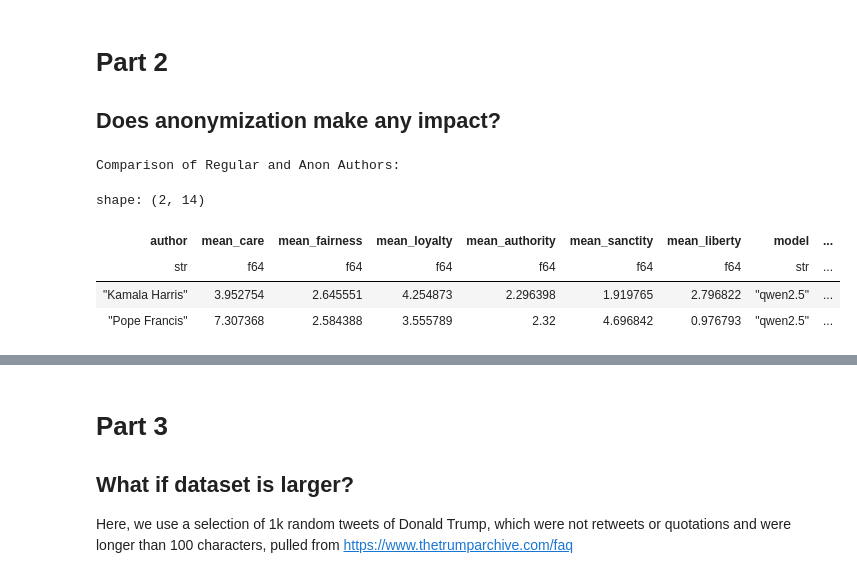
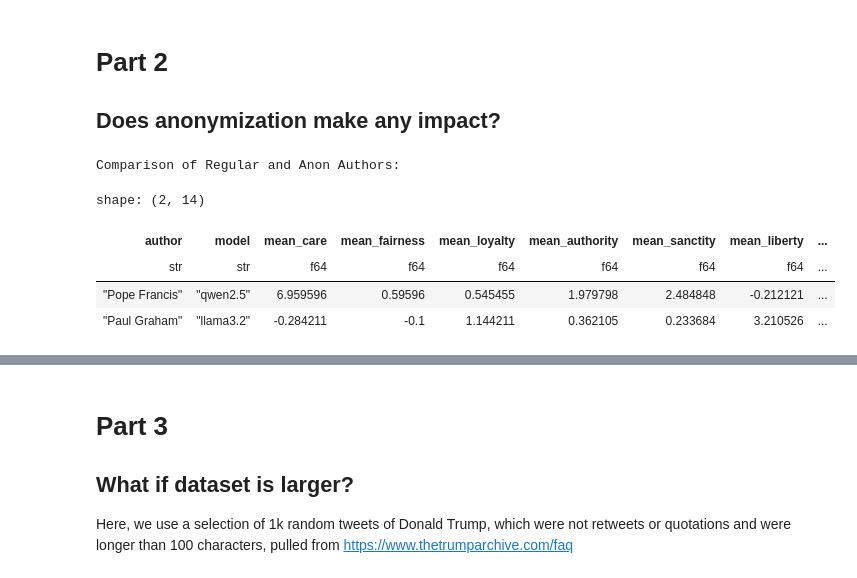
Before and after one commit to pmaciolek/mftl, a Jupyter notebook: results-summary.ipynb, the cells around one changed output, grey strips where cells are left out. Saved outputs shown, nothing was run; the diff lists cells and outputs as text; code cells hidden in the pictures.

```diff
--- a/results-summary.ipynb
+++ b/results-summary.ipynb
@@ -204,41 +204,41 @@ anon_authors = df.filter(pl.col("author").str.contains("-anon"))
 
 # Step 2: Calculate means for each author type
 regular_means = (
-    regular_authors.group_by("author")
+    regular_authors.group_by("author","model")
     .agg([
         pl.col("care").mean().alias("mean_care"),
         pl.col("fairness").mean().alias("mean_fairness"),
         pl.col("loyalty").mean().alias("mean_loyalty"),
         pl.col("authority").mean().alias("mean_authority"),
         pl.col("sanctity").mean().alias("mean_sanctity"),
         pl.col("liberty").mean().alias("mean_liberty")
     ])
 )
 
 anon_means = (
     anon_authors.group_by(pl.col("author").str.replace("-anon", ""),pl.col("model")).agg([
         pl.col("care").mean().alias("mean_care"),
         pl.col("fairness").mean().alias("mean_fairness"),
         pl.col("loyalty").mean().alias("mean_loyalty"),
         pl.col("authority").mean().alias("mean_authority"),
         pl.col("sanctity").mean().alias("mean_sanctity"),
         pl.col("liberty").mean().alias("mean_liberty")
     ])
 )
 
 # Step 3: Merge results for comparison
-comparison_df = regular_means.join(anon_means, on="author", suffix="_anon")
+comparison_df = regular_means.join(anon_means, on=["author","model"], suffix="_anon")
 
 # Display comparison results
 print("\nComparison of Regular and Anon Authors:")
 comparison_df.head(2)
 # %% [output]
 Comparison of Regular and Anon Authors:
 shape: (2, 14)
-| author | mean_care | mean_fairness | mean_loyalty | mean_authority | mean_sanctity | mean_liberty | model | ... |
-| str | f64 | f64 | f64 | f64 | f64 | f64 | str | ... |
-| "Kamala Harris" | 3.952754 | 2.645551 | 4.254873 | 2.296398 | 1.919765 | 2.796822 | "qwen2.5" | ... |
-| "Pope Francis" | 7.307368 | 2.584388 | 3.555789 | 2.32 | 4.696842 | 0.976793 | "qwen2.5" | ... |
+| author | model | mean_care | mean_fairness | mean_loyalty | mean_authority | mean_sanctity | mean_liberty | ... |
+| str | str | f64 | f64 | f64 | f64 | f64 | f64 | ... |
+| "Pope Francis" | "qwen2.5" | 6.959596 | 0.59596 | 0.545455 | 1.979798 | 2.484848 | -0.212121 | ... |
+| "Paul Graham" | "llama3.2" | -0.284211 | -0.1 | 1.144211 | 0.362105 | 0.233684 | 3.210526 | ... |
 # %%
 import matplotlib.pyplot as plt
 import seaborn as sns
```
Also changed, not shown: parts of 1 cell of this notebook.
